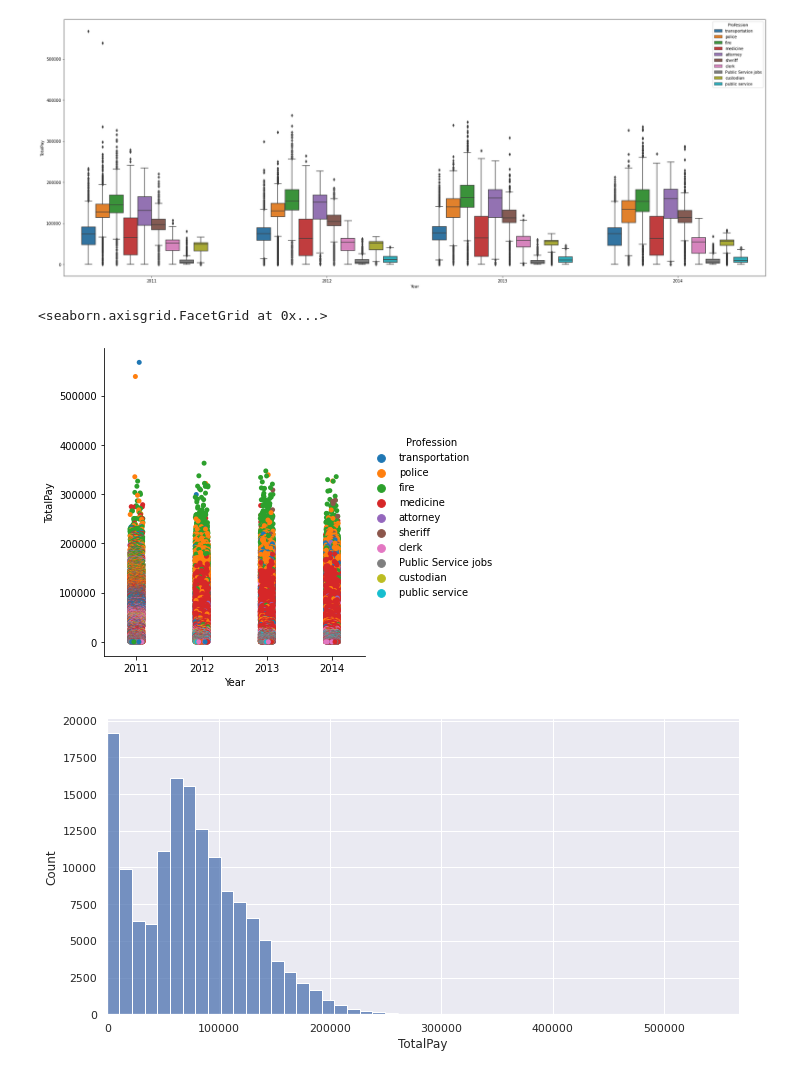
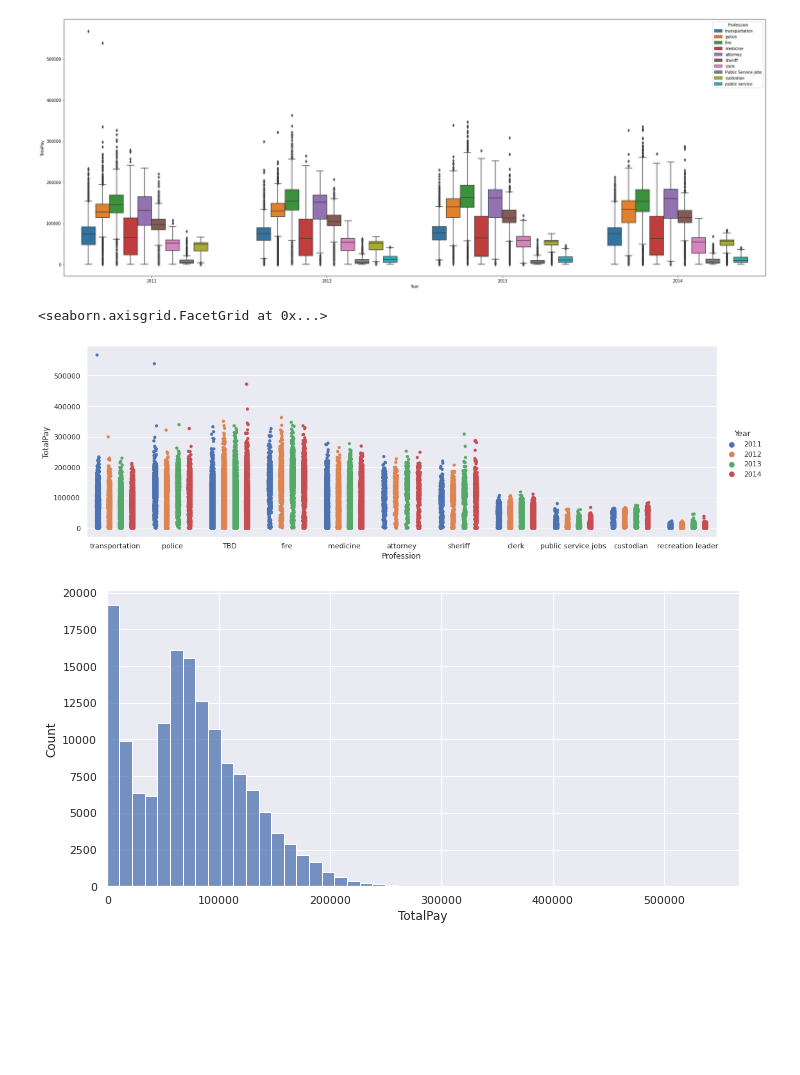
Before and after one commit to savitskaya-om/python, a Jupyter notebook: project/PROJECT.ipynb, the cells around one changed output. Cells and saved outputs as stored; diff of their text form; code cells hidden in the pictures; blank space fills up the shorter version.

```diff
--- a/project/PROJECT.ipynb
+++ b/project/PROJECT.ipynb
@@ -471,10 +484,10 @@ plt.show()
 # %% [output]
 [figure]
 # %%
-sns.catplot(x="Year", y="TotalPay",  hue="Profession", data=sal[~(sal.Profession == "TBD")])
+sns.catplot(x="Profession", y="TotalPay",  data=sal, aspect = 3, hue = "Year", dodge=True)
 # %% [output]
 <seaborn.axisgrid.FacetGrid at 0x...>
-[figure, old version]
+[figure, new version]
 # %%
 sns.displot(sal["TotalPay"], kde=False, bins = 50, aspect=2)
 plt.margins(x=0)
```
Also changed, not shown: parts of 1 cell of this notebook.
